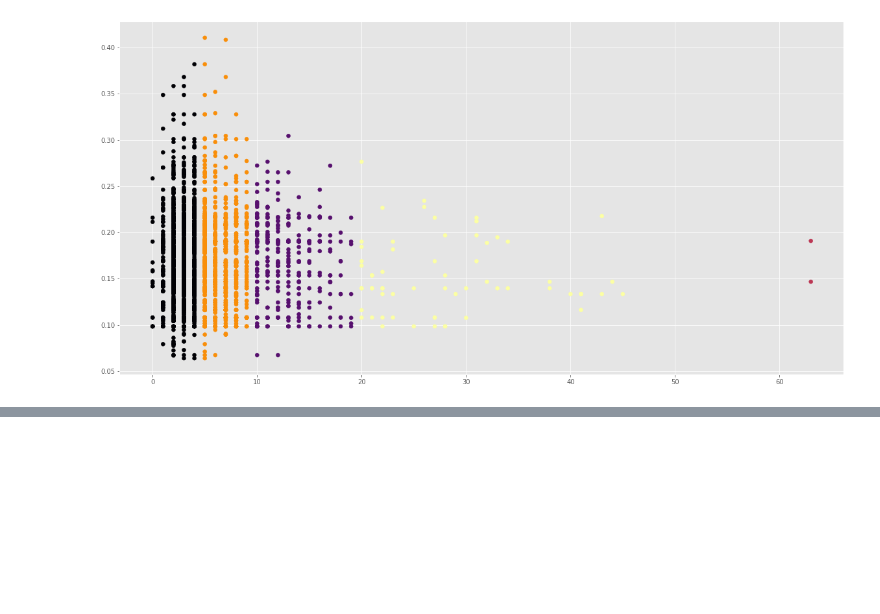
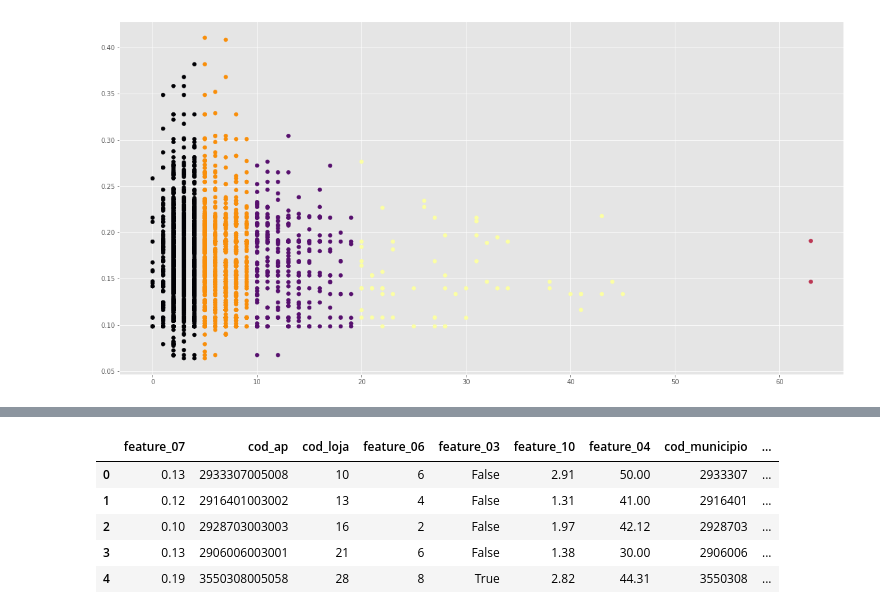
Before and after one commit to BeeData-USP/usp-vs-ufmg, a Jupyter notebook: tutss/cenario_expansao.ipynb, the cells around one changed output, grey strips where cells are left out. Cells and saved outputs as stored; diff of their text form; code cells hidden in the pictures; blank space fills up the shorter version.

```diff
--- a/tutss/cenario_expansao.ipynb
+++ b/tutss/cenario_expansao.ipynb
@@ -178,0 +232,7 @@ plt.scatter(ljs_atuais['feature_06'], ljs_atuais['feature_07'], cmap='inferno',
+# %%
+columns_in_common = set(ljs_atuais.columns).intersection(set(cen_exp.columns)) - set(['feature_01','feature_11',
+                                                                                      'feature_12', 'feature_13',
+                                                                                      'feature_14', 'feature_15',
+                                                                                      'feature_16', 'feature_17',
+                                                                                      'feature_18'])
+columns_in_common
@@ -178,0 +252,9 @@ plt.scatter(ljs_atuais['feature_06'], ljs_atuais['feature_07'], cmap='inferno',
+# %%
+X = cen_exp[list(columns_in_common)]
+ljs_common = ljs_atuais[list(columns_in_common)]
+# %%
+X = pd.concat([X, pd.get_dummies(X.feature_02)], axis=1)
+X = pd.concat([X, pd.get_dummies(X.feature_05)], axis=1)
+
+ljs_common = pd.concat([ljs_common, pd.get_dummies(ljs_common.feature_02)], axis=1)
+ljs_common = pd.concat([ljs_common, pd.get_dummies(ljs_common.feature_05)], axis=1)
@@ -178,0 +267,9 @@ plt.scatter(ljs_atuais['feature_06'], ljs_atuais['feature_07'], cmap='inferno',
+# %%
+X.head()
+# %% [output]
+|  | feature_07 | cod_ap | cod_loja | feature_06 | feature_03 | feature_10 | feature_04 | cod_municipio | ... |
+| 0 | 0.13 | 2933307005008 | 10 | 6 | False | 2.91 | 50.00 | 2933307 | ... |
+| 1 | 0.12 | 2916401003002 | 13 | 4 | False | 1.31 | 41.00 | 2916401 | ... |
+| 2 | 0.10 | 2928703003003 | 16 | 2 | False | 1.97 | 42.12 | 2928703 | ... |
+| 3 | 0.13 | 2906006003001 | 21 | 6 | False | 1.38 | 30.00 | 2906006 | ... |
+| 4 | 0.19 | 3550308005058 | 28 | 8 | True | 2.82 | 44.31 | 3550308 | ... |
```
Also changed, not shown: parts of 26 cells of this notebook.
